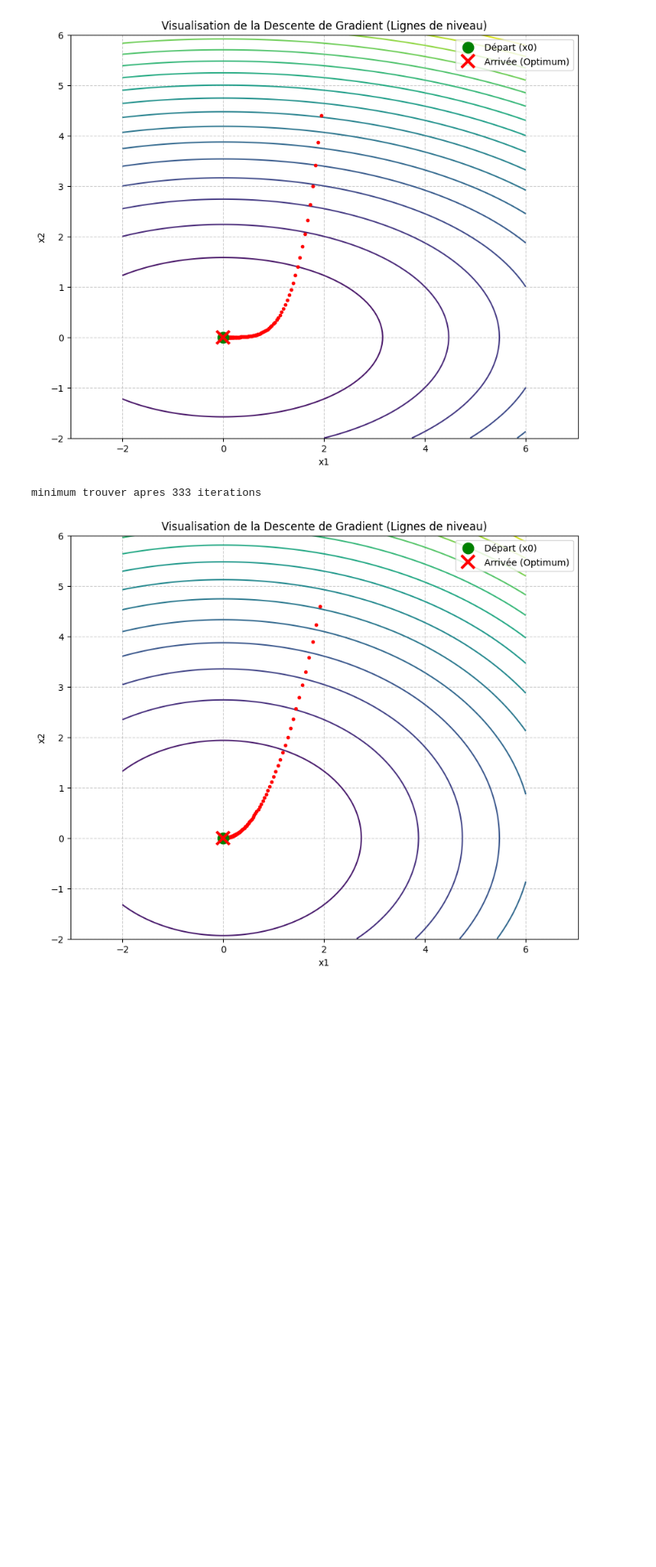
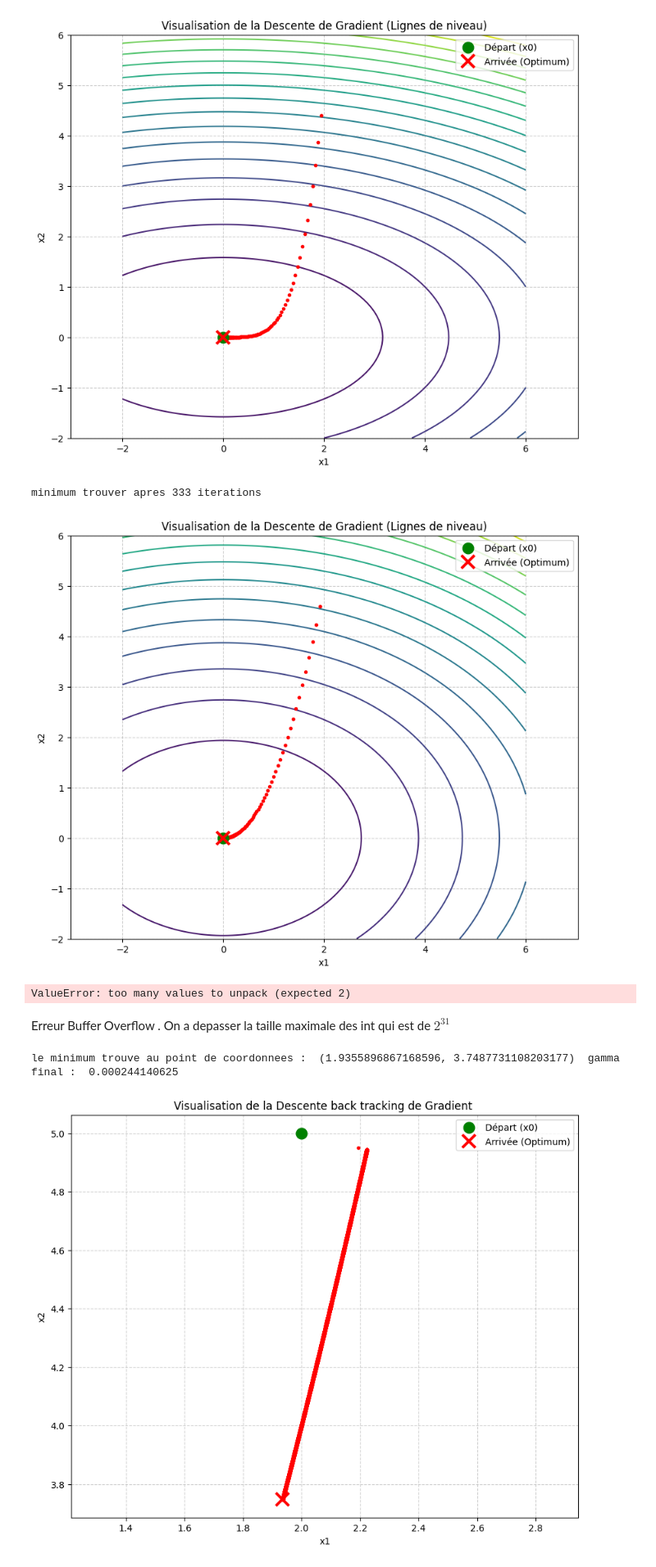
Before and after one commit to hamzajer/BACO, a Jupyter notebook: TP-BACO-Sujet.ipynb, the cells around one changed output. Shown at 82% size. Cells and saved outputs as stored; diff of their text form; code cells hidden in the pictures; blank space fills up the shorter version.

```diff
--- a/TP-BACO-Sujet.ipynb
+++ b/TP-BACO-Sujet.ipynb
@@ -108,7 +108,11 @@ def gradient_descent(f, grad_f, x0, gamma, epsilon, max_iter=10000) :
         x0[0] = x0[0] - gamma * grad[0]
         x0[1] = x0[1] - gamma * grad[1]
         history.append(x0.copy())
+        # print(x0)
+        # print(grad)
         i= i+1
+    if i >= max_iter:
+        print("Pas de convergence .(Pensez a diminuez gamma)")
     if norme(grad_f(x0)) <= epsilon:
         print(f"minimum trouver apres {i} iterations")
 
@@ -207,3 +211,18 @@ minimum trouver apres 333 iterations
 # %%
 #Exercice 2
 #question1
+# %%
+def f_rosen(x):
+    x, y = x[0], x[1]
+    return 100*(y-x**2)**2 + (1-x)**2
+
+def grad_f_rosen(x):
+    x, y = x[0], x[1]
+    return [-400*x*(y-x**2) - 2*(1-x),200*(y-x**2)]
+# %%
+xrosen, hist_rosen = gradient_descent(f_rosen, grad_f_rosen, [2,5], 0.002, 1e-2)
+print(xrosen)
+# %% [output]
+ValueError: too many values to unpack (expected 2)
+# %% [markdown]
+Erreur Buffer Overflow . On a depasser la taille maximale des int qui est de $2^{31}$
@@ -209,0 +250,46 @@ minimum trouver apres 333 iterations
+# %%
+history = gradient_descent_backtracking(f_rosen, grad_f_rosen, [2,5],2, 0.25,0.5, 1e-6)
+
+print("le minimum trouve au point de coordonnees : ",hist_back[-1][0:2], " gamma final : ",hist_back[-1][2] )
+
+path_x = [point[0] for point in history]
+path_y = [point[1] for point in history]
+
+# Détermination des limites de la grille
+x_min = min(min(path_x) - 1, -2)
+x_max = max(max(path_x) + 1, 6)
+y_min = min(min(path_y) - 1, -2)
+y_max = max(max(path_y) + 1, 6)
+
+# Création de la grille pour les lignes de niveau
+n_points = 100
+x_grid = [x_min + i * (x_max - x_min) / (n_points - 1) for i in range(n_points)]
+y_grid = [y_min + i * (y_max - y_min) / (n_points - 1) for i in range(n_points)]
+
+# Création de X, Y et Z pour les contours
+X = [[x for x in x_grid] for _ in range(n_points)]
+Y = [[y_grid[i] for _ in range(n_points)] for i in range(n_points)]
+Z = [[f_rosen([X[i][j], Y[i][j]]) for j in range(n_points)] for i in range(n_points)]
+
+# Affichage
+plt.figure(figsize=(10, 8))
+
+# Tracer le chemin de la descente
+#plt.plot(path_x, path_y, 'r-', label='Trajectoire Gradient', linewidth=2, alpha=0.7)
+plt.plot(path_x, path_y, 'r.', markersize=6)
+
+# Marquer le départ et l'arrivée
+plt.plot(path_x[0], path_y[0], 'go', label='Départ (x0)', markersize=12)
+plt.plot(path_x[-1], path_y[-1], 'rx', label='Arrivée (Optimum)',
+         markersize=14, markeredgewidth=3)
+
+plt.title("Visualisation de la Descente back tracking de Gradient ")
+plt.xlabel("x1")
+plt.ylabel("x2")
+plt.legend()
+plt.grid(True, linestyle='--', alpha=0.6)
+plt.axis('equal')
+plt.show()
+# %% [output]
+le minimum trouve au point de coordonnees :  (1.9355896867168596, 3.7487731108203177)  gamma final :  0.000244140625
+[figure, added]
```
Also changed, not shown: parts of 4 cells of this notebook.
